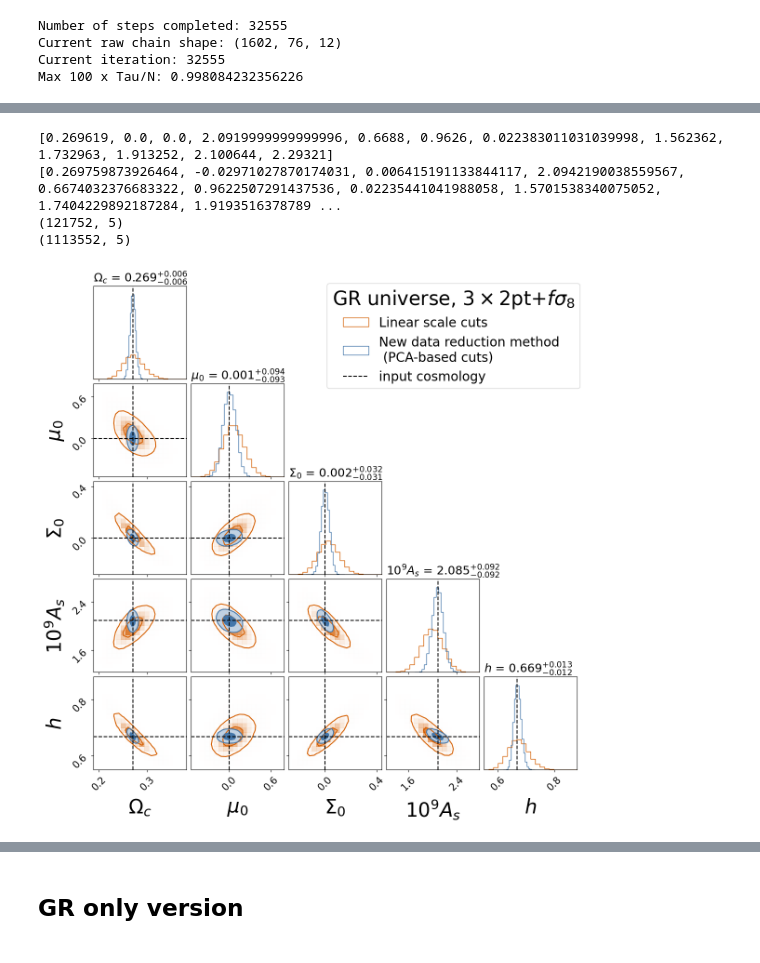
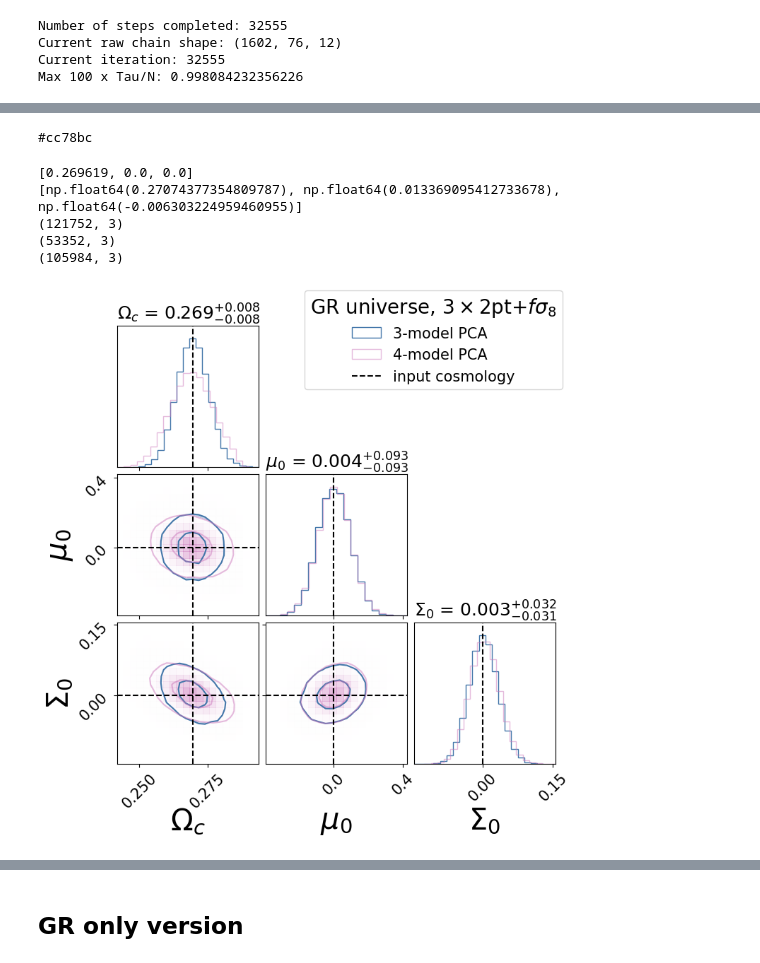
Before and after one commit to CarolaZano/PCA_project, a Jupyter notebook: Parameter_inference_GR/Read_emcee_progress.ipynb, the cells around one changed output, grey strips where cells are left out. Saved outputs shown, nothing was run; the diff lists cells and outputs as text; code cells hidden in the pictures.

```diff
--- a/Parameter_inference_GR/Read_emcee_progress.ipynb
+++ b/Parameter_inference_GR/Read_emcee_progress.ipynb
@@ -528,7 +841,6 @@ for i in range(len(axes)):
 # Read the HDF5 file (note: no need to reset the backend here)
 #filename = "/home/c2042999/PCA_project/Parameter_inference_GR/mcmc/mcmc_GR_muSigma_PCACuts_nofsigma8.h5"
 filename = "/scratch/c2042999/chains_final/mcmc_GR_muSigma_PCACuts.h5"
-
 while True:
     try:
         reader = emcee.backends.HDFBackend(filename, read_only=True)
@@ -543,8 +855,9 @@ n_steps_completed = reader.iteration
 print(f"Number of steps completed: {n_steps_completed}")
 
 # You can also manually access the raw chain and other properties
-raw_chain = reader.get_chain(discard=400, thin=20)#
+raw_chain = reader.get_chain(discard=600, thin=20)#
 print(f"Current raw chain shape: {raw_chain.shape}")
+print(len(raw_chain[0])*len(raw_chain))
 
 tau = reader.get_autocorr_time(tol=0)
 max_tau_ratio = np.max(tau * 100 / reader.iteration)
@@ -633,7 +1074,7 @@ Max 100 x Tau/N: 0.998084232356226
 for i in range(12):
     mcmc = np.percentile(raw_chain[:, :, i], [16, 50, 84])
     q = np.diff(mcmc)
-    txt = "\mathrm{{{3}}} = {0:.3f}_{{-{1:.3f}}}^{{{2:.3f}}}"
+    txt = "\mathrm{{{3}}} = {0:.3f}_{{-{1:.5f}}}^{{{2:.5f}}}"
     txt = txt.format(mcmc[1], q[0], q[1], labels[i])
     display(Math(txt))
 # %% [output]
@@ -652,8 +1093,8 @@ $\displaystyle \mathrm{$b_5$} = 2.295_{-0.029}^{0.028}$
 # %%
 for i in range(12):
-    mcmc = np.percentile(raw_chain_standardcuts[:, :, i], [16, 50, 84])
+    mcmc = np.percentile(raw_chain_4theories[:, :, i], [16, 50, 84])
     q = np.diff(mcmc)
-    txt = "\mathrm{{{3}}} = {0:.3f}_{{-{1:.3f}}}^{{{2:.3f}}}"
+    txt = "\mathrm{{{3}}} = {0:.3f}_{{-{1:.5f}}}^{{{2:.5f}}}"
     txt = txt.format(mcmc[1], q[0], q[1], labels[i])
     display(Math(txt))
 # %% [output]
@@ -672,11 +1113,15 @@ $\displaystyle \mathrm{$b_5$} = 2.328_{-0.054}^{0.056}$
+# %%
+print(mcolors.to_hex(col[4]))
+# %% [output]
+#cc78bc
 # %%
 #### STANDARD CUTS #####
+ndim = 3#len(value1)
 print(value1[:ndim])
 print(list(max_likelihood_params)[:ndim])
-ndim = 5#len(labels)
 burned_chain = raw_chain_standardcuts
 
-colors = ["#4477AA",mcolors.to_hex(col[3])]  # Contour colors
+colors = ["#4477AA",mcolors.to_hex(col[3]),"#cc78bc80"]  # Contour colors
 truth_color = "k"  # Truth values
 
 CORNER_KWARGS = dict(
@@ -695,11 +1140,11 @@ flat_samples =  burned_chain.reshape(-1, n_params)[:,:ndim]
 
 print(flat_samples.shape)
 len_chain_standardcuts = flat_samples.shape[0]
-
+"""
 figure = corner.corner(
     flat_samples, **CORNER_KWARGS, labels=labels, color = colors[1],hist_kwargs=dict(density=True)
 );
-
+"""
 ### PCA CUTS####
 
 burned_chain = raw_chain
@@ -719,49 +1164,72 @@ CORNER_KWARGS = dict(
 
 print(flat_samples.shape)
 
+figure = corner.corner(
+    flat_samples, **CORNER_KWARGS, labels=labels, color=colors[0],hist_kwargs=dict(density=True)
+);
+
+### PCA CUTS - 4 theories ####
+
+burned_chain = raw_chain_4theories
+flat_samples =  burned_chain.reshape(-1, n_params)[:,:ndim]
+
+CORNER_KWARGS = dict(
+    label_kwargs=dict(fontsize=30),
+    title_kwargs=dict(fontsize=18, loc="left"),
+    show_titles=True,
+    smooth = False,
+    levels=(1 - np.exp(-0.5), 1 - np.exp(-2)),
+    plot_datapoints=False,
+    fill_contours=False,
+    max_n_ticks=2,
+    title_fmt=".3f"
+)
+
+print(flat_samples.shape)
+
 corner.corner(
-    flat_samples, fig=figure, **CORNER_KWARGS, labels=labels, color=colors[0],hist_kwargs=dict(density=True)
+    flat_samples, fig=figure, **CORNER_KWARGS, labels=labels, color=colors[2],hist_kwargs=dict(density=True), alpha=0.7
 );
 
 ######################
 # Extract the axes
 axes = np.array(figure.axes).reshape((ndim, ndim))
 
 # Loop over the diagonal
 for i in range(ndim):
     if value1[i] != None:
         ax = axes[i, i]
         ax.axvline(value1[i], color=truth_color, linestyle="--")
 
 # Loop over histograms
 for yi in range(ndim):
     for xi in range(yi):
         if value1[xi] == None:
             ax = axes[yi, xi]
             ax.axhline(value1[yi], color=truth_color, linestyle="--")
         elif value1[yi] == None:
             ax = axes[yi, xi]
             ax.axvline(value1[xi], color=truth_color, linestyle="--")
         else:
             ax = axes[yi, xi]
             ax.axvline(value1[xi], color=truth_color, linestyle="--")
             ax.axhline(value1[yi], color=truth_color, linestyle="--")
 ########################
 
 for ax in figure.get_axes():
     ax.tick_params(axis='both', which='major', labelsize=15)  # Change label size
 
-#plt.legend(["3x2pt, Existing method (linear scale cuts)","maximum likelihood \n (for PCA-based cuts)","3x2pt, Our method (PCA-based cuts)","input cosmology"],\
-#           bbox_to_anchor=(1.0, 12.7), fontsize=40,title=r"GR universe",title_fontsize=60)
-plt.legend(["Linear scale cuts","New data reduction method \n (PCA-based cuts)","input cosmology"], bbox_to_anchor=(1.1, 5.3), fontsize=20,title=r"GR universe, $3\times2$pt$+f\sigma_8$",title_fontsize=30)
+#plt.legend(["Linear scale cuts","PCA-based cuts, \n 3 data reduction theories","PCA-based cuts, \n 4 data reduction theories","input cosmology"], bbox_to_anchor=(1.0, 12.7), fontsize=40,title=r"GR universe, $3\times2$pt$+f\sigma_8$",title_fontsize=60)
+plt.legend(["3-model PCA","4-model PCA","input cosmology"], bbox_to_anchor=(1.1, 3.4), fontsize=15,title=r"GR universe, $3\times2$pt$+f\sigma_8$",title_fontsize=20)
 #"maximum likelihood \n (for PCA-based cuts)"
-#plt.savefig("/home/c2042999/PCA_project/Figures/Final_figures/3x2pt_fs8_GR_marg.pdf", bbox_inches='tight')
+#plt.savefig("/home/c2042999/PCA_project/Figures/Final_figures/3x2pt_fs8_GR_4theories_marg.pdf", bbox_inches='tight')
 # %% [output]
-[0.269619, 0.0, 0.0, 2.0919999999999996, 0.6688, 0.9626, 0.022383011031039998, 1.562362, 1.732963, 1.913252, 2.100644, 2.29321]
-[0.269759873926464, -0.02971027870174031, 0.006415191133844117, 2.0942190038559567, 0.6674032376683322, 0.9622507291437536, 0.02235441041988058, 1.5701538340075052, 1.7404229892187284, 1.9193516378789 ...
-(121752, 5)
-(1113552, 5)
+[0.269619, 0.0, 0.0]
+[np.float64(0.27074377354809787), np.float64(0.013369095412733678), np.float64(-0.006303224959460955)]
+(121752, 3)
+(53352, 3)
+(105984, 3)
-[figure, old version]
+[figure, new version]
 # %%
 #### STANDARD CUTS #####
 print(value1[:ndim])
```
Also changed, not shown: parts of 23 cells of this notebook, 18 other files.
